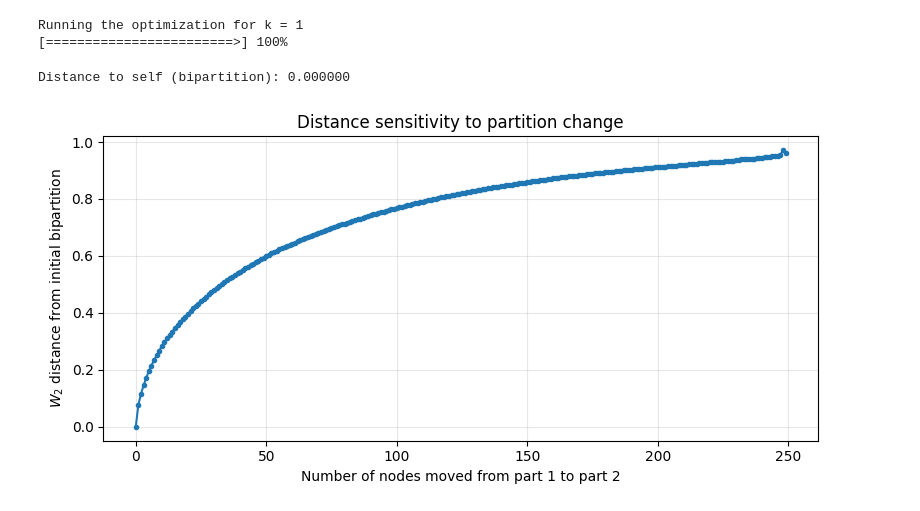
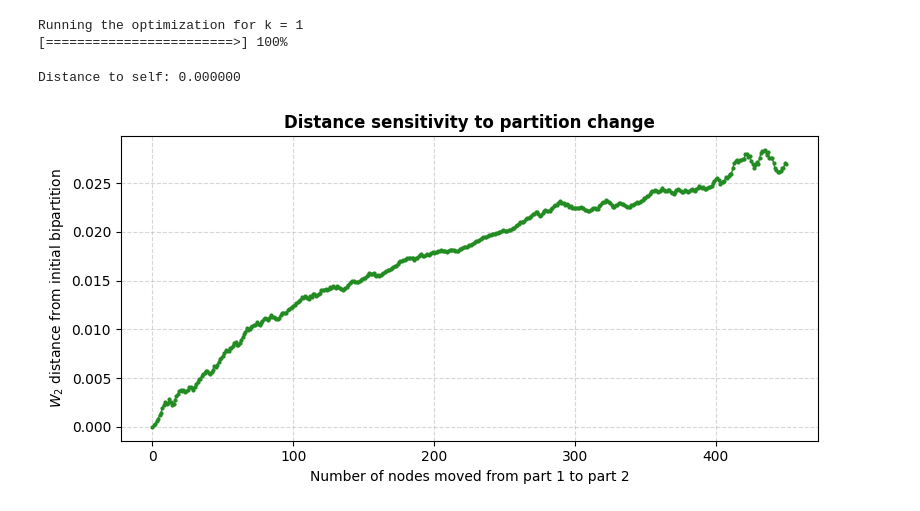
Before and after one commit to lessiogiulia2000-hue/thesis_code, a Jupyter notebook: notebooks/drafts/sanity_checks.ipynb, the cells around one changed output. Cells and saved outputs as stored; diff of their text form; code cells hidden in the pictures.

```diff
--- a/notebooks/drafts/sanity_checks.ipynb
+++ b/notebooks/drafts/sanity_checks.ipynb
@@ -139,7 +213,7 @@ def rand_graph_one_in_every_part(n, prob):
     return G_random, partition_random
 # %%
-G1, part1 = rand_graph_one_in_every_part(500,0.3)
-G2, part2 = rand_graph_one_in_every_part(500,0.2)
+G1, part1 = rand_graph_one_in_every_part(500, 10, alpha=1.5)  # comunità forti
+G2, part2 = rand_graph_one_in_every_part(500, 10, alpha=0.5)  # comunità deboli
 # %%
 Embedding1 = node_embedding(G1, part1, 32)
 Embedding2 = node_embedding(G2, part2, 32)
@@ -159,11 +233,19 @@ np.float64(85.54816601011878)
 
 Same graph, bipartition into 2 groups. We start from the true partition (distance = 0) and progressively move nodes from partition 0 to partition 1, tracking how the distance grows.
 # %%
-# 2-block SBM
-n_bi = 250
-G_bi = nx.stochastic_block_model([n_bi, n_bi],
-                                  np.where(np.eye(2, dtype=bool), 0.8, 0.1),
-                                  seed=42)
+# 2-block DCSBM
+n_bi = 500
+k_bi = 2
+theta_bi = np.ones(2 * n_bi)
+l_bi = np.array([0] * n_bi + [1] * n_bi)
+
+c_bi = 10
+c_in_bi, c_out_bi = compute_cin_cout(c_bi, k_bi, alpha=1.5)
+C_bi = np.full((k_bi, k_bi), c_out_bi)
+np.fill_diagonal(C_bi, c_in_bi)
+
+np.random.seed(42)
+G_bi = dcsbm_to_nx(DCSBM((C_bi, c_bi, l_bi, theta_bi, symmetric, make_connected)))
 
 # Compute the global embedding ONCE (graph never changes, only the partition slice does)
 np.random.seed(42)
@@ -177,24 +259,23 @@ def slice_partition(X, part0, part1):
 Running the optimization for k = 1
 [========================>] 100%
 # %%
-part0_base = list(range(n_bi))           # nodes 0..99   (block 0)
-part1_base = list(range(n_bi, 2*n_bi))  # nodes 100..199 (block 1)
+part0_base = list(range(n_bi))
+part1_base = list(range(n_bi, 2*n_bi))
 
 emb_base = slice_partition(X_bi, part0_base, part1_base)
 bd_base = block_dists(emb_base)
 dist_self = graph_distance(bd_base, bd_base)
-print(f"Distance to self (bipartition): {dist_self:.6f}")
+print(f"Distance to self: {dist_self:.6f}")
 
-# Move nodes[0], nodes[1], ... from part0 into part1 one at a time.
-# Stop before part0 becomes empty (empty partition breaks block_dists).
 distances_migration = []
+min_part0_size = max(50, n_bi // 10)   # ferma prima che il campione (0,0) diventi troppo piccolo
 
 for k in range(n_bi):
-    moved     = part0_base[:k]      # first k nodes of block 0, now in block 1
-    new_part0 = part0_base[k:]      # remaining nodes in block 0
+    moved     = part0_base[:k]
+    new_part0 = part0_base[k:]
     new_part1 = part1_base + moved
 
-    if len(new_part0) == 0:
+    if len(new_part0) < min_part0_size:
         break
 
     emb_k = slice_partition(X_bi, new_part0, new_part1)
@@ -202,15 +283,15 @@ for k in range(n_bi):
     dist_k = graph_distance(bd_base, bd_k)
     distances_migration.append(dist_k)
 # %% [output]
-Distance to self (bipartition): 0.000000
+Distance to self: 0.000000
 # %%
 plt.figure(figsize=(8, 4))
-plt.plot(range(len(distances_migration)), distances_migration, marker='o', markersize=3, linewidth=1.5)
+plt.plot(range(len(distances_migration)), distances_migration, marker='o', markersize=2, linewidth=1, color='forestgreen')
 plt.xlabel("Number of nodes moved from part 1 to part 2")
 plt.ylabel("$W_2$ distance from initial bipartition")
-plt.title("Distance sensitivity to partition change")
-plt.grid(True, alpha=0.3)
+plt.title("Distance sensitivity to partition change", fontweight='bold')
+plt.grid(True, linestyle='--', alpha=0.5);
 plt.tight_layout()
 plt.show()
 # %% [output]
-[figure, old version]
+[figure, new version]
```
Also changed, not shown: parts of 12 cells of this notebook.
